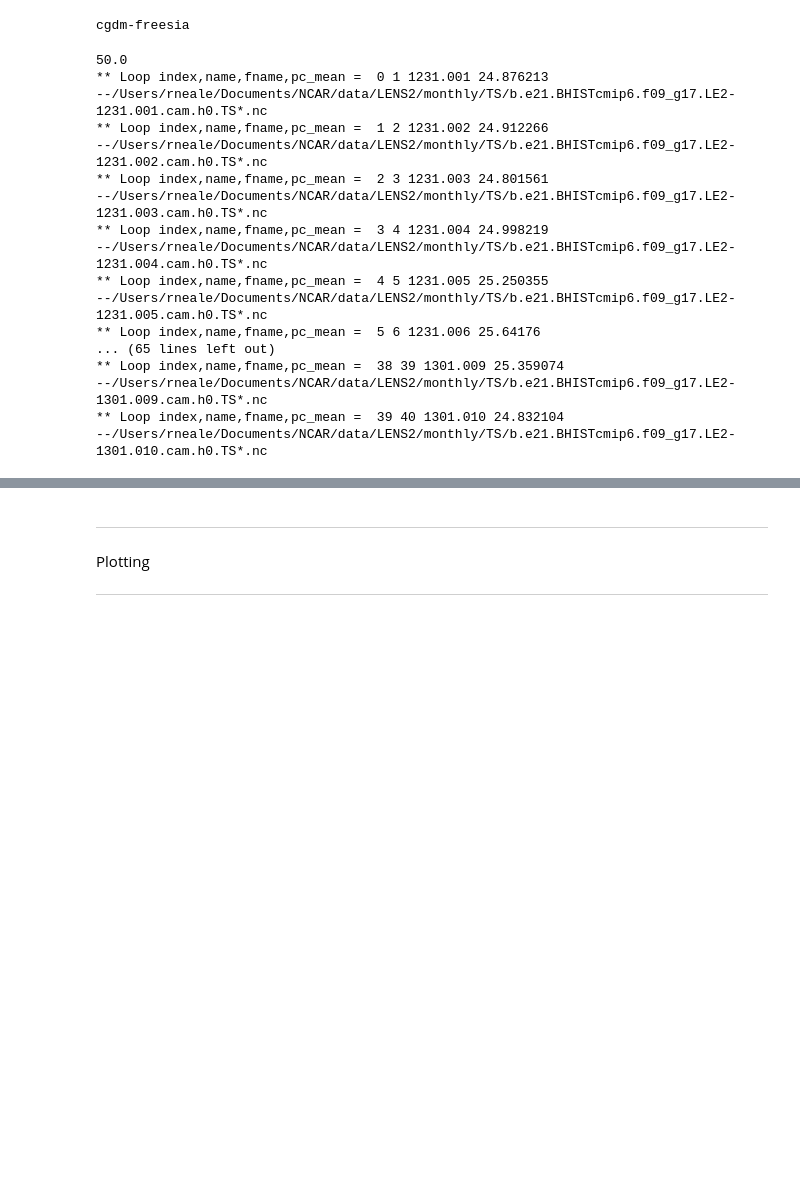
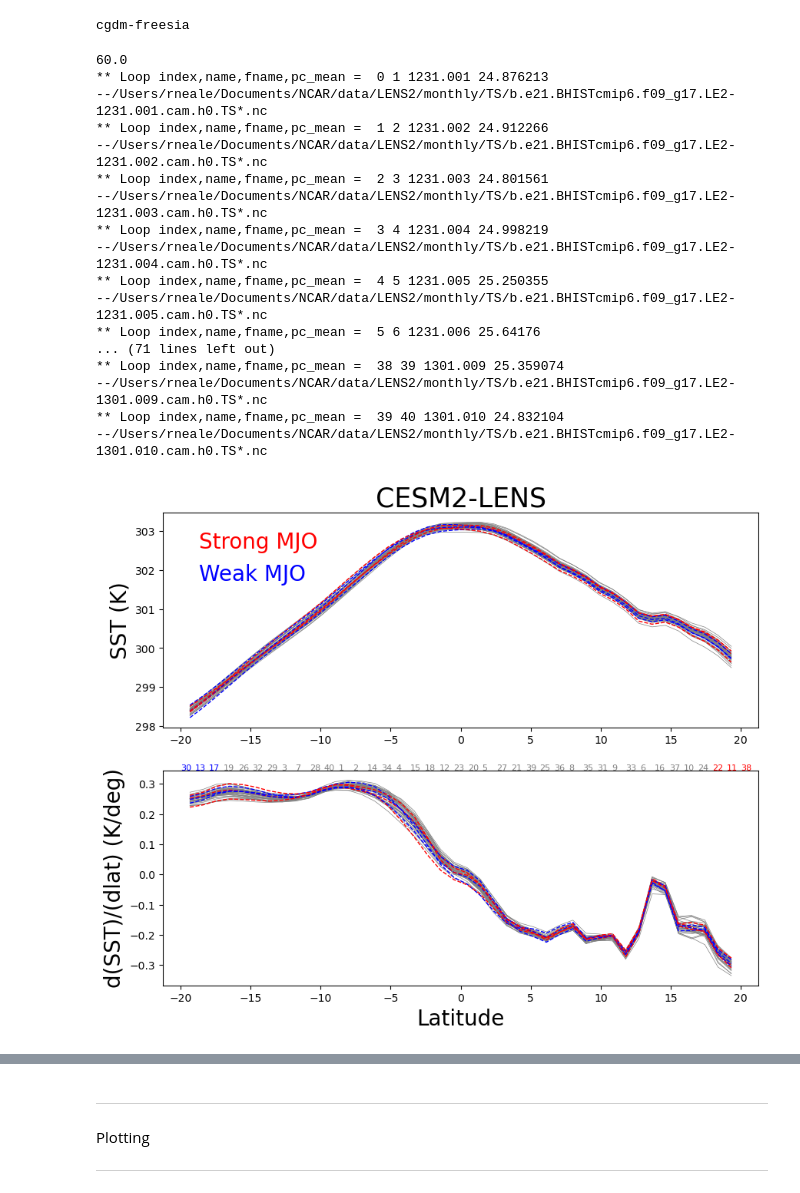
Before and after one commit to swrneale/python-scripts, a Jupyter notebook: variability/lens_seas_multi.ipynb, the cells around one changed output, grey strips where cells are left out. Saved outputs shown, nothing was run; the diff lists cells and outputs as text; code cells hidden in the pictures; blank space fills up the shorter version.

```diff
--- a/variability/lens_seas_multi.ipynb
+++ b/variability/lens_seas_multi.ipynb
@@ -248,8 +248,9 @@ fig, ax = mp.subplots(2,1,figsize=(10, 8))
 
 dir_pcs = '/Users/rneale/Documents/NCAR/pc1pc2_comp/data/'
 
+
 if run_set == 'lens1':
-    pc1pc2_file = ''
+    pc1pc2_file = '20th_ystart.1979-yend.2005-nens.35.nc'
 if run_set == 'lens2':
     pc1pc2_file = '20th_l2_ystart.1979-yend.2005-nens.40.nc'
 
@@ -258,7 +259,6 @@ pc1pc2 = pc1pc2.sel(ensemble=slice(run_ens[0],run_ens[1]))
 pc_mean = np.sqrt(pc1pc2.PC1_var**2+pc1pc2.PC2_var**2)
 
 pc_range = np.max(pc_mean)-np.max(pc_mean)
-#pc_cols=mcp.gen_color_normalized(cmap="seismic",data_arr=pcmean)
 norm_col = plt.colors.Normalize(vmin=np.min(pc_mean), vmax=np.max(pc_mean))
 
 
@@ -330,6 +330,7 @@ for ir,rname in enumerate(run_nums):
 #    var_av = (var * gw_lat[None, :, None]).sum(dim='lat') / np.sum(gw_lat)
 
     var_av = var.mean(ave_dim)
+
     if ave_dim=='lat' :
         var_av_dim = var_av.lon ; xalabel = "Longitude"
         yalabel = 'd(SST)/(dlon) (K/deg)'
@@ -362,14 +363,14 @@ for ir,rname in enumerate(run_nums):
 
 
     line_col,lw,lstyle,zord = ('gray',0.5,'-',0)
-    line_col,lw,lstyle,zord = (cm.seismic(norm_col(pc_mean[ir])) ,2,'-',0)
+#    line_col,lw,lstyle,zord = (cm.coolwarm(norm_col(pc_mean[ir])) ,0.5,'-',0)
 
 
     if run_set=='lens1': model_name = 'CESM1-LENS'
     if run_set=='lens2':model_name = 'CESM2-LENS'
 
-#    if rname == rname_weak: line_col,lw,lstyle,zord = ('blue',3,'--',10) ; print("   ---- Weakest MJO ----")
-#    if rname == rname_strong:line_col,lw,lstyle,zord = ('red',3,'--',10)  ; print("   ---- Strongest MJO ----")
+    if rname in rname_weak: line_col,lw,lstyle,zord = ('blue',1,'--',10) ; print("   ---- Weakest MJO ----")
+    if rname in rname_strong:line_col,lw,lstyle,zord = ('red',1,'--',10)  ; print("   ---- Strongest MJO ----")
 
 # Strong 1251-01 rname=12
 # Strong 1301-08 rname=39
@@ -390,36 +391,37 @@ for ir,rname in enumerate(run_nums):
 
     ax[1].text(x0+iens_posn*(x1-x0)/(nens-1), y1+0.05*(y1-y0), ir+1,fontsize = 8,color=line_col)
 
     ax[0].set_title(model_name,fontsize = 25)
     ax[0].set_ylabel('SST (K)',fontsize=20)
     ax[0].legend(labels=['Strong MJO','Weak MJO'],labelcolor =['red','blue'],handlelength=0., frameon=False,fontsize='20')
 #    ax[0].set_xlabel(xalabel)
 #    ax[0].vlines(0., min(var_av),max(var_av), linestyle="dotted",lw=1)
 
 #    ax[1].set_title(model_name)
     ax[1].set_ylabel(yalabel,fontsize=20)
     ax[1].set_xlabel(xalabel,fontsize=20)
 #    ax[1].vlines(0., min(var_av_grad),max(var_av_grad), linestyle="dotted",lw=1)
 
-mp.savefig('SST_MJO_strong-week_'+model_name+'_'+reg_a_out+'.png', dpi=300)
+mp.savefig('SST_MJO_strong-week_'+model_name+'_'+reg_a_out+'.png', dpi=200)
 # %% [output]
-50.0
+60.0
 ** Loop index,name,fname,pc_mean =  0 1 1231.001 24.876213
 --/Users/rneale/Documents/NCAR/data/LENS2/monthly/TS/b.e21.BHISTcmip6.f09_g17.LE2-1231.001.cam.h0.TS*.nc
 ** Loop index,name,fname,pc_mean =  1 2 1231.002 24.912266
 --/Users/rneale/Documents/NCAR/data/LENS2/monthly/TS/b.e21.BHISTcmip6.f09_g17.LE2-1231.002.cam.h0.TS*.nc
 ** Loop index,name,fname,pc_mean =  2 3 1231.003 24.801561
 --/Users/rneale/Documents/NCAR/data/LENS2/monthly/TS/b.e21.BHISTcmip6.f09_g17.LE2-1231.003.cam.h0.TS*.nc
 ** Loop index,name,fname,pc_mean =  3 4 1231.004 24.998219
 --/Users/rneale/Documents/NCAR/data/LENS2/monthly/TS/b.e21.BHISTcmip6.f09_g17.LE2-1231.004.cam.h0.TS*.nc
 ** Loop index,name,fname,pc_mean =  4 5 1231.005 25.250355
 --/Users/rneale/Documents/NCAR/data/LENS2/monthly/TS/b.e21.BHISTcmip6.f09_g17.LE2-1231.005.cam.h0.TS*.nc
 ** Loop index,name,fname,pc_mean =  5 6 1231.006 25.64176
-... (65 lines left out)
+... (71 lines left out)
 ** Loop index,name,fname,pc_mean =  38 39 1301.009 25.359074
 --/Users/rneale/Documents/NCAR/data/LENS2/monthly/TS/b.e21.BHISTcmip6.f09_g17.LE2-1301.009.cam.h0.TS*.nc
 ** Loop index,name,fname,pc_mean =  39 40 1301.010 24.832104
 --/Users/rneale/Documents/NCAR/data/LENS2/monthly/TS/b.e21.BHISTcmip6.f09_g17.LE2-1301.010.cam.h0.TS*.nc
+[figure, added]
 # %%
 
 
```
Also changed, not shown: parts of 2 cells of this notebook.
